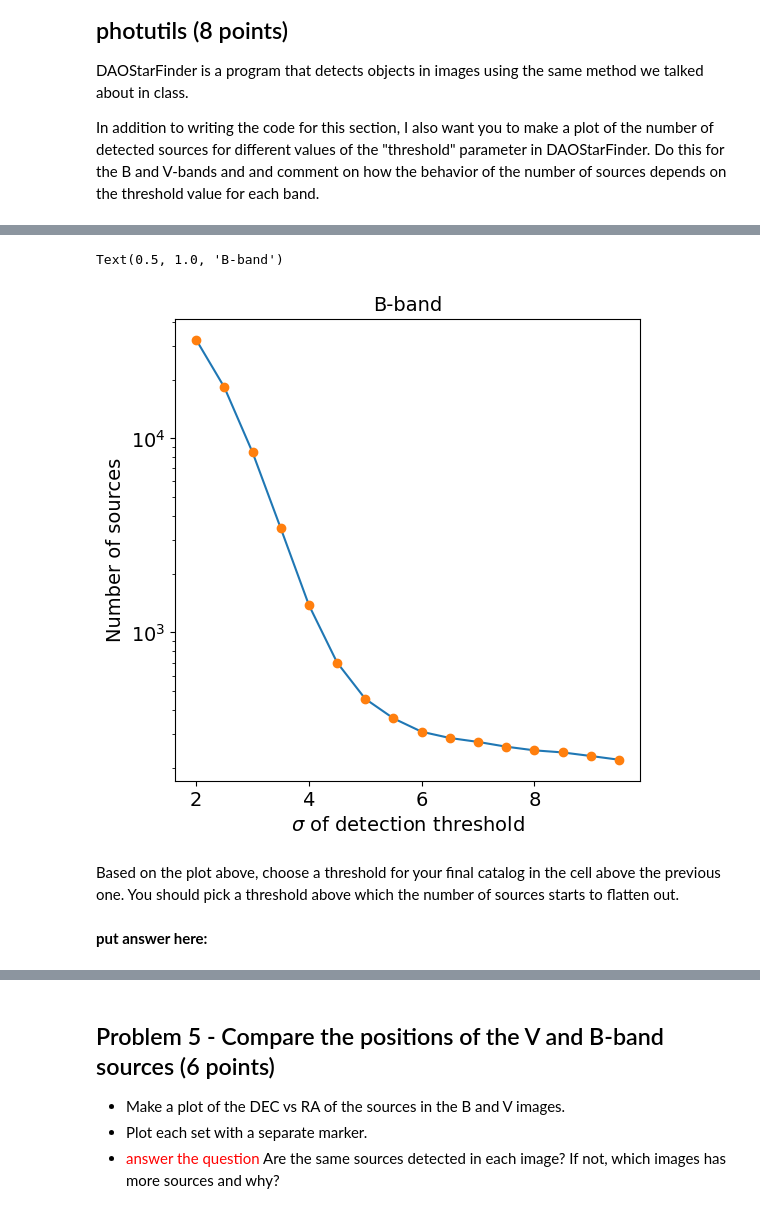
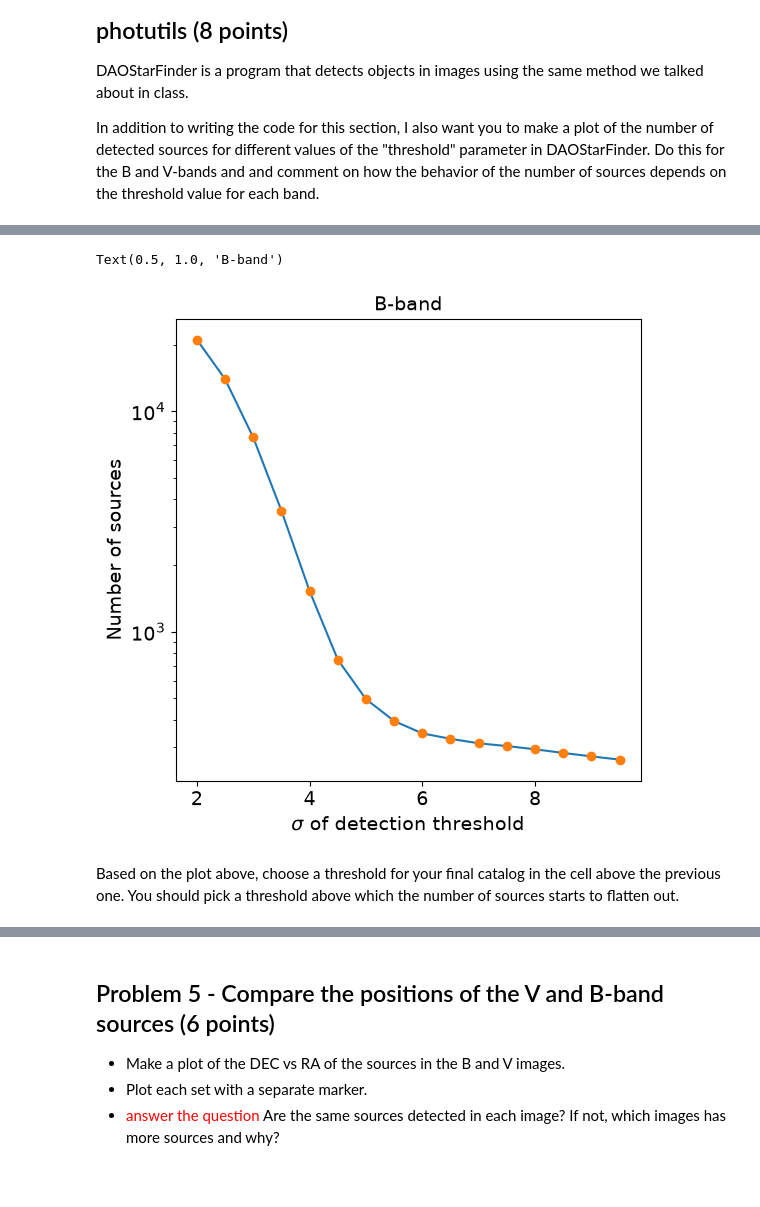
Before and after one commit to JHavens2187/ReductionProject, a Jupyter notebook: cluster_photometry_student.ipynb, the cells around one changed output, grey strips where cells are left out. Cells and saved outputs as stored; diff of their text form; code cells hidden in the pictures; blank space fills up the shorter version.

```diff
--- a/cluster_photometry_student.ipynb
+++ b/cluster_photometry_student.ipynb
@@ -372,0 +366,15 @@ WARNING: One or more fit(s) may not have converged. Please carefully check your
+# %%
+#*********************
+#YOUR CODE HERE
+#Because we synced these combined images to a single WCS system, the coordinates will be the same
+#visually verified within ~1pix
+B_star_pos = [(822,617),(881,560),(745,526),(928,512),(901,431)]
+V_star_pos = [(822,617),(881,560),(745,526),(928,512),(901,431)]
+fwhmlistB = calc_fwhm('M29B.fits', B_star_pos)
+fwhmlistV = calc_fwhm('M29G.fits', V_star_pos)
+
+B_fwhm_mean = np.mean(fwhmlistB)
+V_fwhm_mean = np.mean(fwhmlistV)
+
+print(f"Avg B FWHM: {B_fwhm_mean}")
+print(f"Avg V FWHM: {V_fwhm_mean}")
@@ -392,7 +409,7 @@ mean_b, median_b, std_b = sigma_clipped_stats(data_b, sigma=3.0)
 #*****************************************
 # update with the FWHM that you measured using fit_fwhm
 #you will need to update the threshold number based on plots you make in the next cell.
-daofind = DAOStarFinder(fwhm=2.7, threshold=3.*std_b)
+daofind = DAOStarFinder(fwhm=B_fwhm_mean, threshold=6.*std_b)
 
 # detect sources, using the image - median, which subtracts the sky level from image,
 # assuming a sky that is constant across the iamge
@@ -426,33 +444,31 @@ NameError: name 'DAOStarFinder' is not defined
 # %%
 #This makes a plot of the number of sources for different detection thresholds for the B-band
 #set up an array of thresholds
 thresharr = np.arange(2.,10.,0.5)
 
 #initialize an array that will hold the number of sources that are detected at each threshold
 nsources_b = np.zeros(len(thresharr))
 
 #loop through the thresholds to find how many sources are detected at each threshold
 #************
 #put in the appropriate FWHM you computed for this image earlier.
 for ithresh,thresh in enumerate(thresharr):
-    daofind = DAOStarFinder(fwhm=, threshold=thresh*std_b)
+    daofind = DAOStarFinder(fwhm=B_fwhm_mean, threshold=thresh*std_b)
     sources_btmp = daofind(data_b - median_b)
     nsources_b[ithresh] = len(sources_btmp)
 
 #plot the number of sources at each threshold
 fig,ax = plt.subplots(figsize=(6,6))
 ax.plot(thresharr,nsources_b)
 ax.plot(thresharr,nsources_b, 'o')
 ax.set_yscale('log')
 ax.set_ylabel('Number of sources', fontsize=14)
 ax.set_xlabel(r'$\sigma$ of detection threshold', fontsize=14)
 ax.tick_params(axis='x', labelsize=14)
 ax.tick_params(axis='y', labelsize=14)
 ax.set_title('B-band', fontsize=14)
 # %% [output]
 Text(0.5, 1.0, 'B-band')
-[figure, old version]
+[figure, new version]
 # %% [markdown]
 Based on the plot above, choose a threshold for your final catalog in the cell above the previous one.  You should pick a threshold above which the number of sources starts to flatten out.
-# %% [markdown]
-**put answer here:**
```
Also changed, not shown: parts of 13 cells of this notebook.
